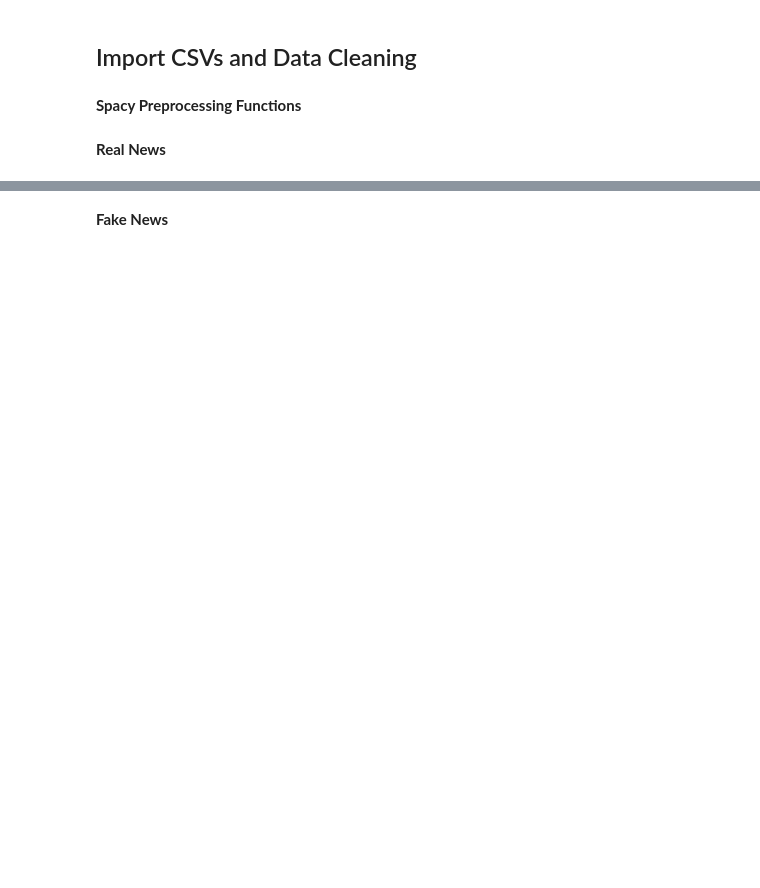
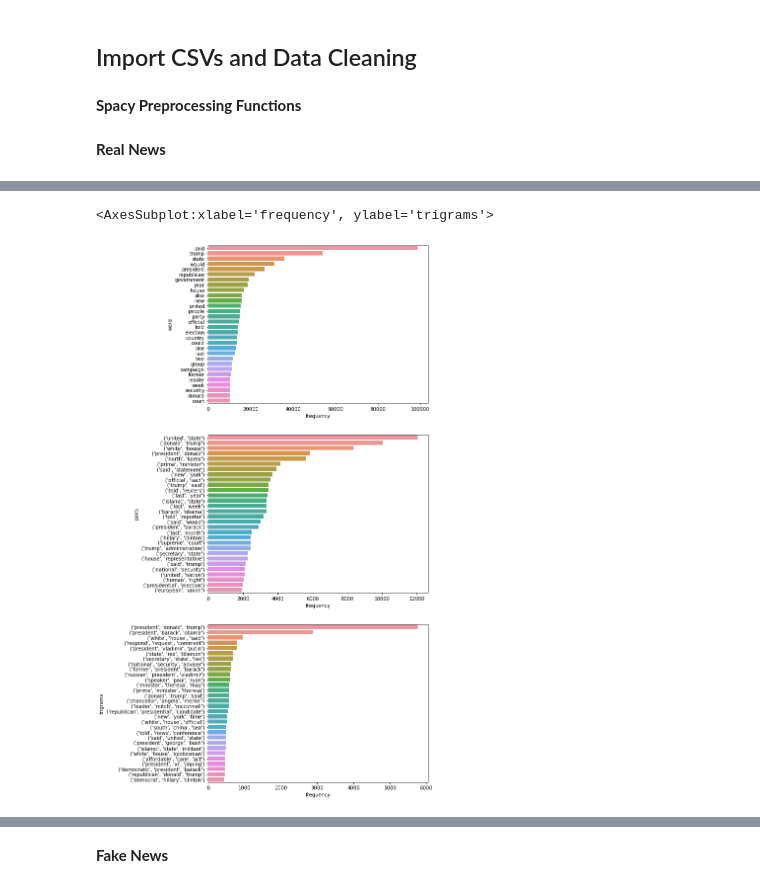
Before and after one commit to AdamCumurcu/Fake-News-Identification-System, a Jupyter notebook: Capstone-Final-Version.ipynb, the cells around one changed output, grey strips where cells are left out. Cells and saved outputs as stored; diff of their text form; code cells hidden in the pictures; blank space fills up the shorter version.

```diff
--- a/Capstone-Final-Version.ipynb
+++ b/Capstone-Final-Version.ipynb
@@ -139,3 +236,16 @@ plt.show()
+# %%
+infile = open('pickled_files/nltk_token_text_real.pickle','rb')
+token_text_real = pickle.load(infile)
+infile.close()
+# %%
+# create subplot of the different data frames
+fig, axes = plt.subplots(3,1,figsize=(8,20))
+sns.barplot(ax=axes[0],x='frequency',y='word',data=token_text_real[0].head(30))
+sns.barplot(ax=axes[1],x='frequency',y='pairs',data=token_text_real[1].head(30))
+sns.barplot(ax=axes[2],x='frequency',y='trigrams',data=token_text_real[2].head(30))
+# %% [output]
+<AxesSubplot:xlabel='frequency', ylabel='trigrams'>
+[figure, added]
 # %%
 # Create a new list of stopwords
 stopwords = ['``', 's', 'c', "'", ",", "t", "l", 'j', '...', ":", '0', '1', '2', 'couldn', 'wouldn', 'isn', 'aren', 'shouldn', 'don', 'doesn', 'didn']
```
Also changed, not shown: parts of 96 cells of this notebook, 10 other files.
